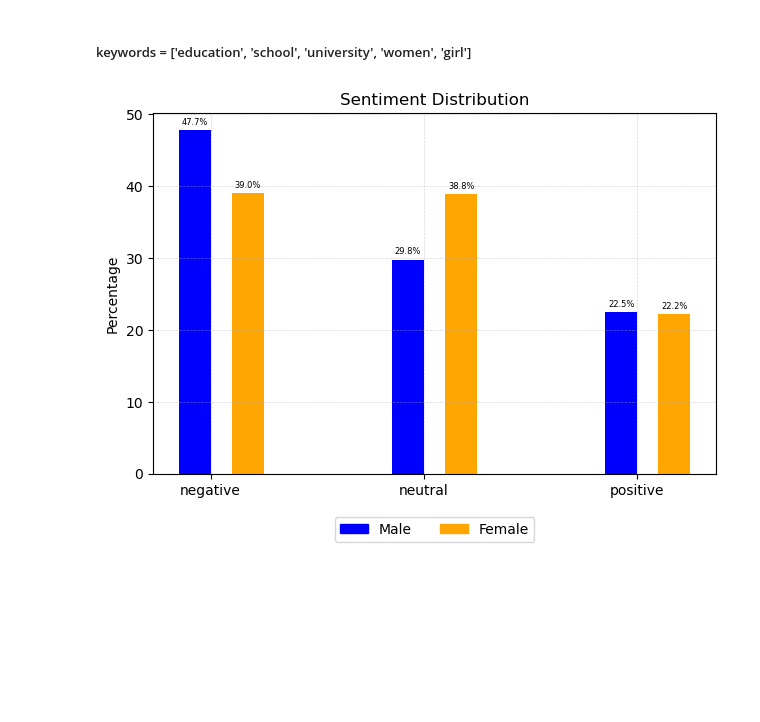
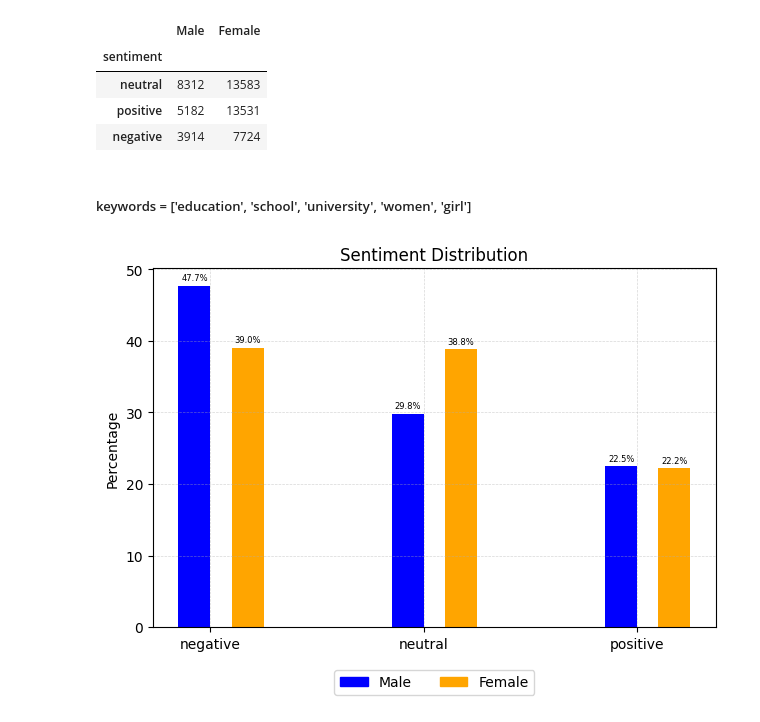
Before and after one commit to Saboor-Hamedi/Master-Thesis, a Jupyter notebook: Analyzing Data/src/men_women_activists.ipynb, the cells around one changed output. Cells and saved outputs as stored; diff of their text form; code cells hidden in the pictures; blank space fills up the shorter version.

```diff
--- a/Analyzing Data/src/men_women_activists.ipynb
+++ b/Analyzing Data/src/men_women_activists.ipynb
@@ -44,3 +67,19 @@ df['sentiment_score'] = sentiment_scores
+# %%
+# Add the sentiment labels as a new column in the DataFrame
+df['sentiment'] = sentiment_labels
+
+# Filter the DataFrame for each gender and count the sentiment labels
+gender_sentiment_counts = df[df['gender'] == 'male']['sentiment'].value_counts().to_frame('Male').join(
+    df[df['gender'] == 'female']['sentiment'].value_counts().to_frame('Female'))
+
+# Display the counts of positive, negative, and neutral tweets for each gender
+gender_sentiment_counts.head()
+# %% [output]
+|  | Male | Female |
+| sentiment |  |  |
+| neutral | 8312 | 13583 |
+| positive | 5182 | 13531 |
+| negative | 3914 | 7724 |
 # %% [markdown]
 ##### keywords = ['education', 'school', 'university', 'women', 'girl']
 # %%
```
Also changed, not shown: parts of 7 cells of this notebook, 13 other files.
